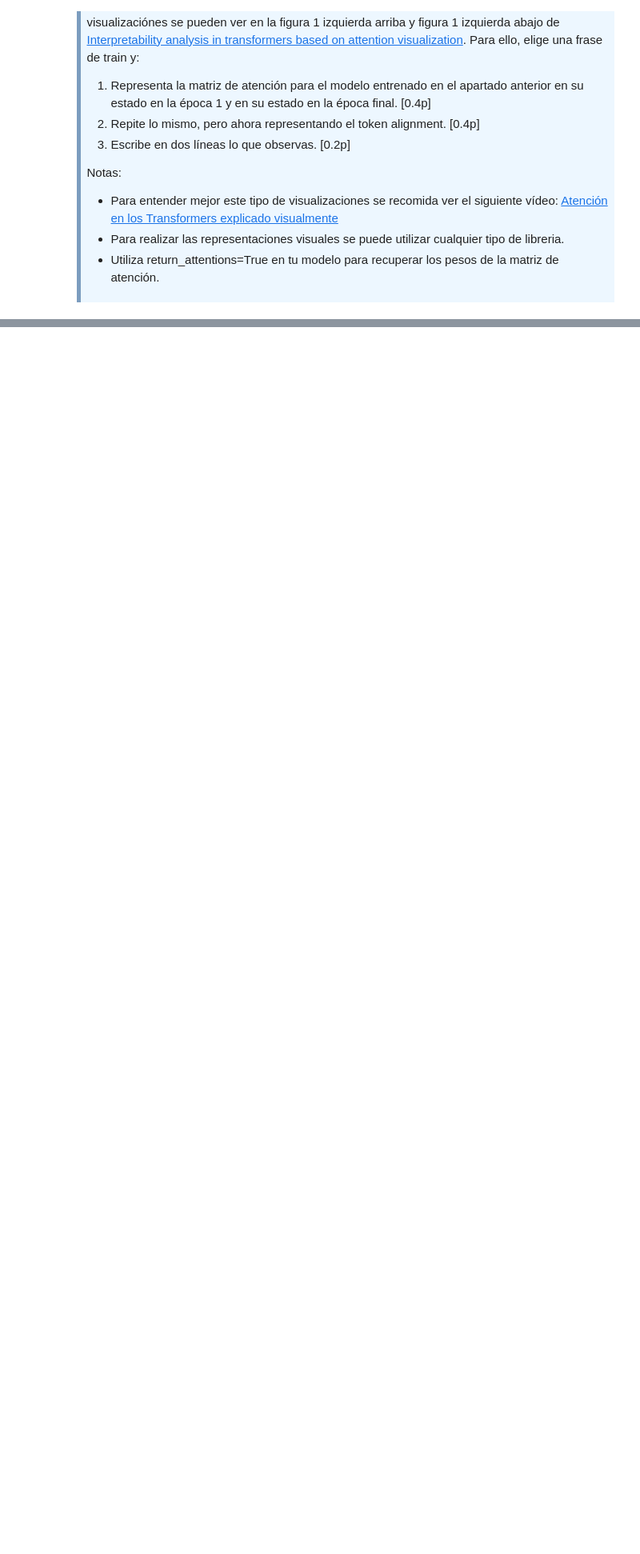
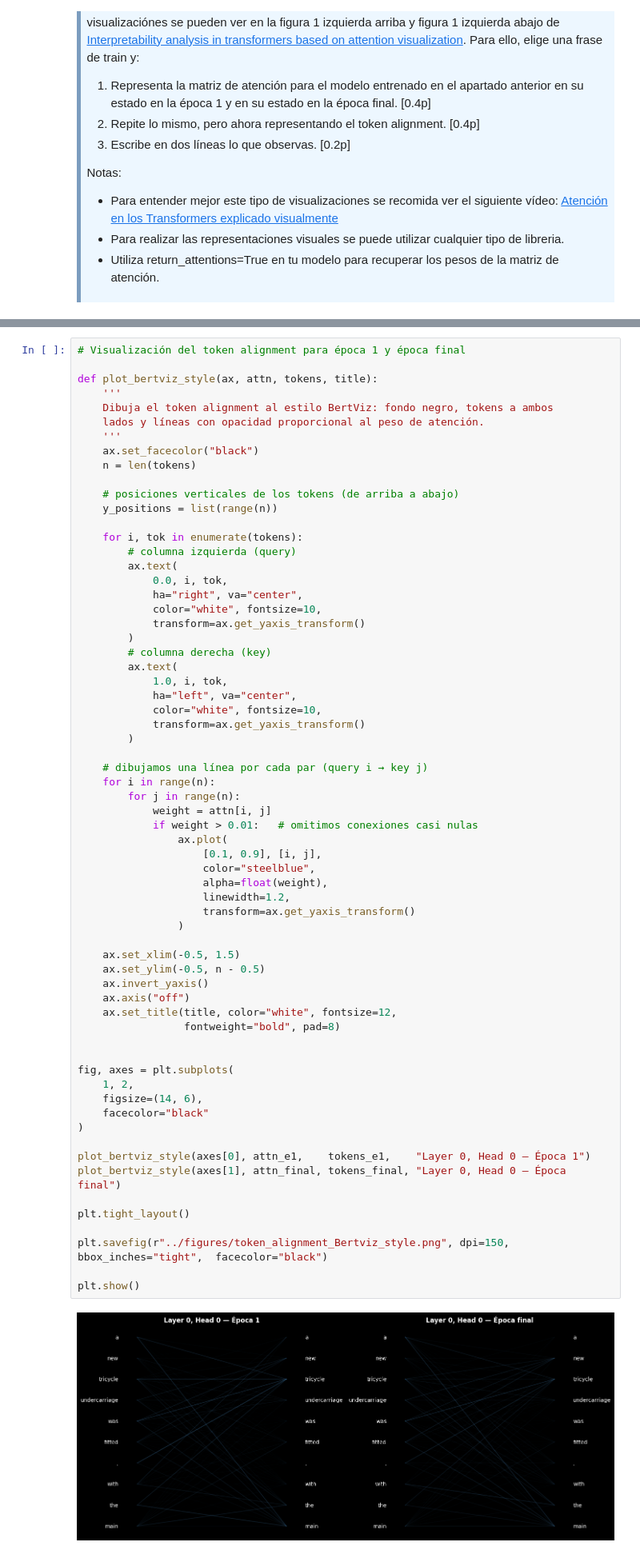
Before and after one commit to JulioUQ/Deep-learning, a Jupyter notebook: Módulo 4- Transformadores/Enunciado de la PEC/20252_PEC3_UbedaQuesada_Julio.ipynb, the cells around one changed output, grey strips where cells are left out. Shown at 80% size. Drawn from its saved outputs; the diff is of its cells as text; blank space fills up the shorter version.

```diff
--- a/Módulo 4- Transformadores/Enunciado de la PEC/20252_PEC3_UbedaQuesada_Julio.ipynb
+++ b/Módulo 4- Transformadores/Enunciado de la PEC/20252_PEC3_UbedaQuesada_Julio.ipynb
@@ -1230,2 +1370,69 @@ Atención en los Transformers explicado visualmente](https://www.youtube.com/wat
+# %%
+# Visualización del token alignment para época 1 y época final
+
+def plot_bertviz_style(ax, attn, tokens, title):
+    '''
+    Dibuja el token alignment al estilo BertViz: fondo negro, tokens a ambos
+    lados y líneas con opacidad proporcional al peso de atención.
+    '''
+    ax.set_facecolor("black")
+    n = len(tokens)
+
+    # posiciones verticales de los tokens (de arriba a abajo)
+    y_positions = list(range(n))
+
+    for i, tok in enumerate(tokens):
+        # columna izquierda (query)
+        ax.text(
+            0.0, i, tok,
+            ha="right", va="center",
+            color="white", fontsize=10,
+            transform=ax.get_yaxis_transform()
+        )
+        # columna derecha (key)
+        ax.text(
+            1.0, i, tok,
+            ha="left", va="center",
+            color="white", fontsize=10,
+            transform=ax.get_yaxis_transform()
+        )
+
+    # dibujamos una línea por cada par (query i → key j)
+    for i in range(n):
+        for j in range(n):
+            weight = attn[i, j]
+            if weight > 0.01:   # omitimos conexiones casi nulas
+                ax.plot(
+                    [0.1, 0.9], [i, j],
+                    color="steelblue",
+                    alpha=float(weight),
+                    linewidth=1.2,
+                    transform=ax.get_yaxis_transform()
+                )
+
+    ax.set_xlim(-0.5, 1.5)
+    ax.set_ylim(-0.5, n - 0.5)
+    ax.invert_yaxis()
+    ax.axis("off")
+    ax.set_title(title, color="white", fontsize=12,
+                 fontweight="bold", pad=8)
+
+
+fig, axes = plt.subplots(
+    1, 2,
+    figsize=(14, 6),
+    facecolor="black"
+)
+
+plot_bertviz_style(axes[0], attn_e1,    tokens_e1,    "Layer 0, Head 0 — Época 1")
+plot_bertviz_style(axes[1], attn_final, tokens_final, "Layer 0, Head 0 — Época final")
+
+plt.tight_layout()
+
+plt.savefig(r"../figures/token_alignment_Bertviz_style.png", dpi=150, bbox_inches="tight",  facecolor="black")
+
+plt.show()
+# %% [output]
+[figure, added]
 # %% [markdown]
 <div style="background-color: #fcf2f2; border-color: #dfb5b4; border-left: 5px solid #dfb5b4; padding: 0.5em;">
```
Also changed, not shown: parts of 36 cells of this notebook, 7 other files.
